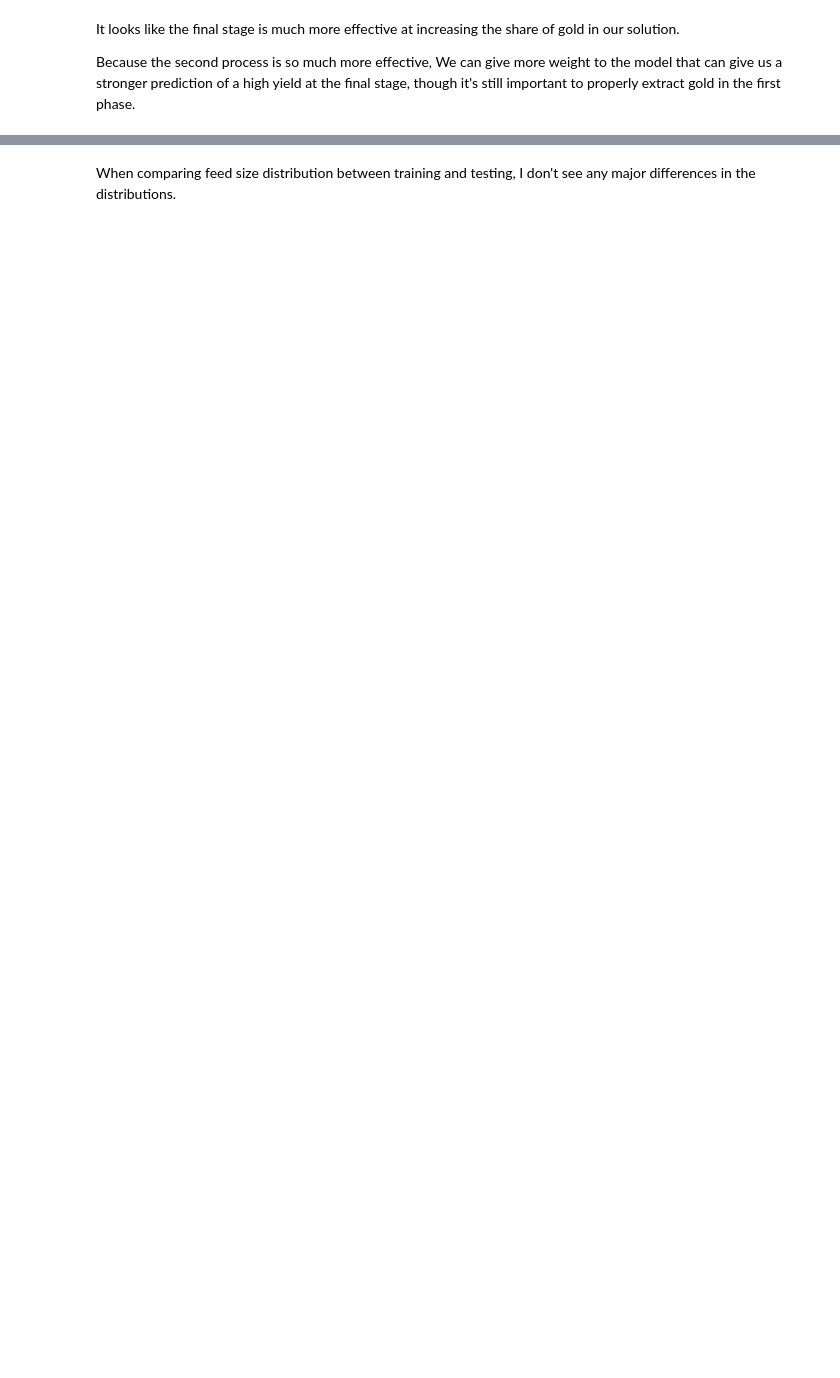
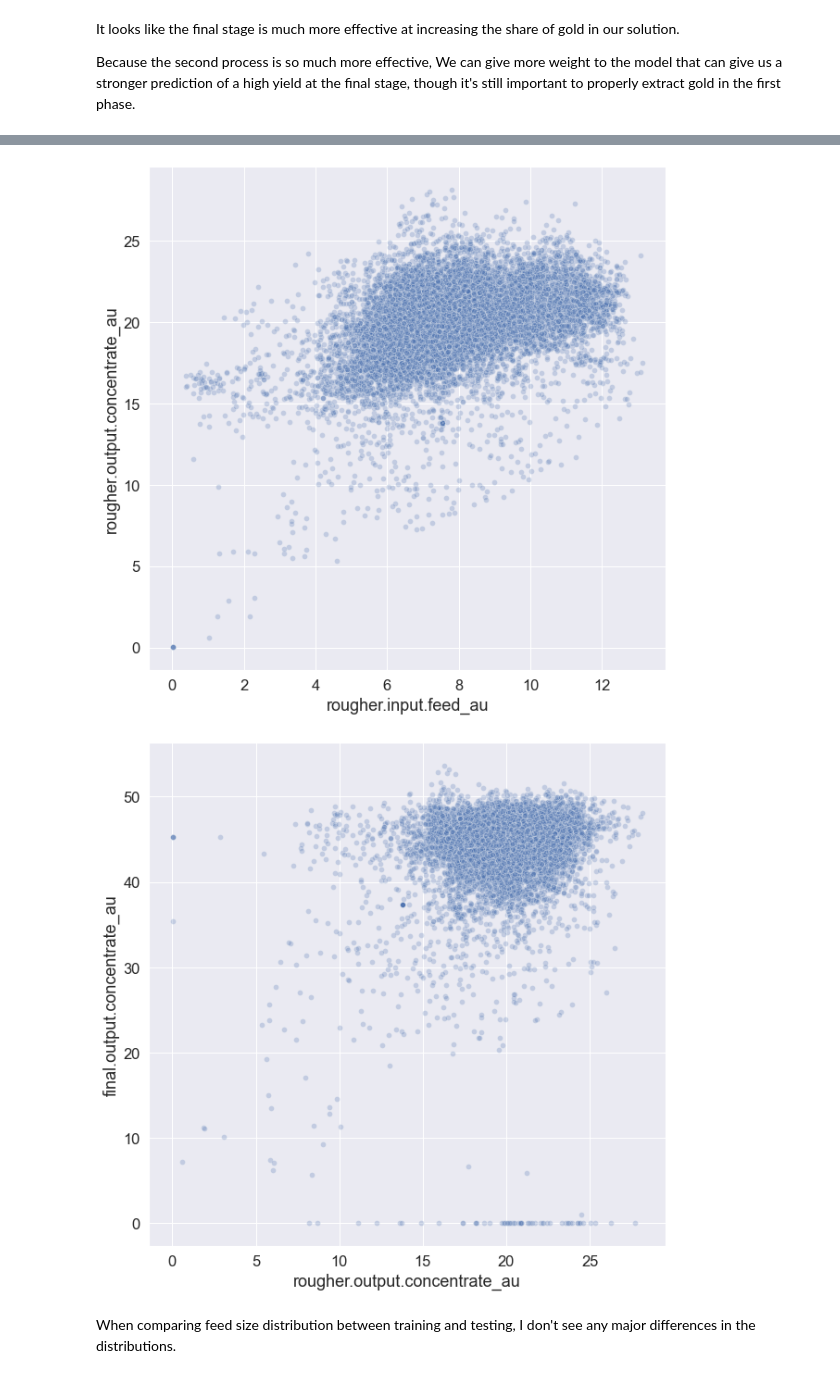
Before and after one commit to jordwil/ds_blog, a Jupyter notebook: _notebooks/2020-07-30-int-project-gold.ipynb, the cells around one changed output, grey strips where cells are left out. Saved outputs shown, nothing was run; the diff lists cells and outputs as text; code cells hidden in the pictures; blank space fills up the shorter version.

```diff
--- a/_notebooks/2020-07-30-int-project-gold.ipynb
+++ b/_notebooks/2020-07-30-int-project-gold.ipynb
@@ -290,3 +314,16 @@ plt.show()
+# %%
+scatter_dat = train.loc[:, train.columns.str.match("|".join(cats))]
+with sns.plotting_context("notebook", font_scale=1.5):
+    fig, ax = plt.subplots(figsize=[10,10])
+    g = sns.scatterplot(data=scatter_dat, x="rougher.input.feed_au", y="rougher.output.concentrate_au", ax=ax, alpha=0.25)
+    plt.show()
+
+    fig, ax = plt.subplots(figsize=[10,10])
+    g = sns.scatterplot(data=scatter_dat, x="rougher.output.concentrate_au", y="final.output.concentrate_au", ax=ax, alpha=0.25)
+    plt.show()
+# %% [output]
+[figure, added]
+[figure, added]
 # %% [markdown]
 When comparing feed size distribution between training and testing, I don't see any major differences in the distributions.
 # %%
```
Also changed, not shown: parts of 55 cells of this notebook, 1 other file.
